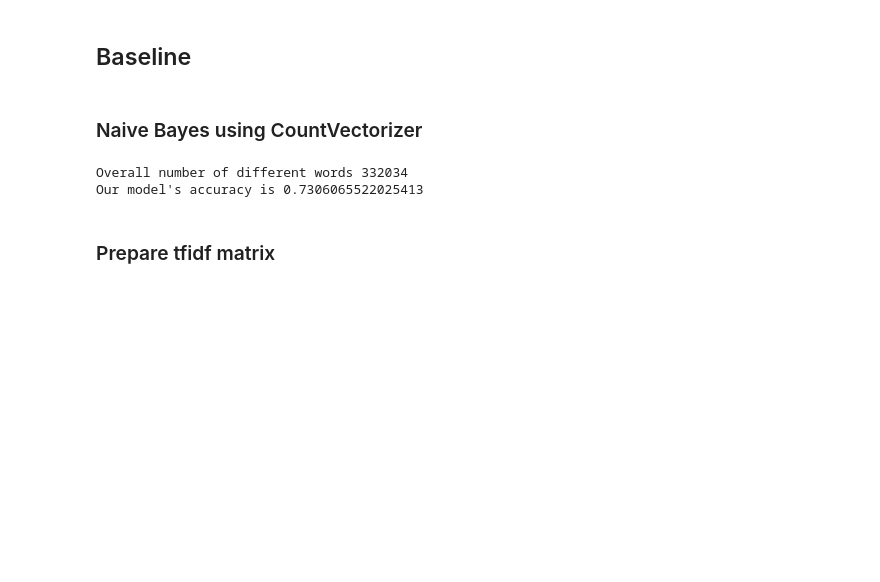
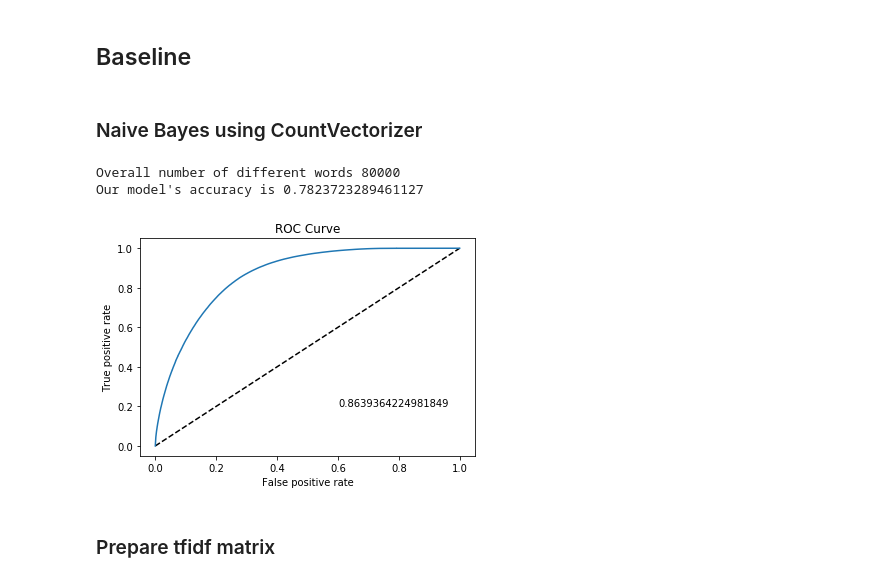
Before and after one commit to zeineb12/tweet_classification, a Jupyter notebook: Zeineb_notebook.ipynb, the cells around one changed output. Saved outputs shown, nothing was run; the diff lists cells and outputs as text; code cells hidden in the pictures; blank space fills up the shorter version.

```diff
--- a/Zeineb_notebook.ipynb
+++ b/Zeineb_notebook.ipynb
@@ -322,15 +317,23 @@ Validation set has total 681145 entries with 50.37% negative, 49.63% positive
 # %% [markdown]
 ### Naive Bayes using CountVectorizer
 # %%
-count_vect = CountVectorizer()
+count_vect = CountVectorizer(max_features=80000,ngram_range=(1, 3))
 x_train_counts = count_vect.fit_transform(x_train)
 print('Overall number of different words',len(count_vect.get_feature_names()))
+x_validation_counts = count_vect.transform(x_validation)
 clf = MultinomialNB().fit(x_train_counts, y_train)
-y_predicted = clf.predict(count_vect.transform(x_validation))
+y_predicted = clf.predict(x_validation_counts)
+y_prob_predicted = clf.predict_proba(x_validation_counts)
 print(f'Our model\'s accuracy is {metrics.accuracy_score(y_validation, y_predicted)}')
+
+fpr, tpr, thresholds = metrics.roc_curve(y_validation, y_prob_predicted[:,1])
+roc_auc = metrics.auc(fpr, tpr)
+plt.title("ROC curve")
+plot_roc(fpr=fpr, tpr=tpr, roc_auc=roc_auc)
 # %% [output]
-Overall number of different words 332034
-Our model's accuracy is 0.7306065522025413
+Overall number of different words 80000
+Our model's accuracy is 0.7823723289461127
+[figure, added]
 # %% [markdown]
 ### Prepare tfidf matrix
 # %%
```
Also changed, not shown: parts of 27 cells of this notebook, 33 other files.
